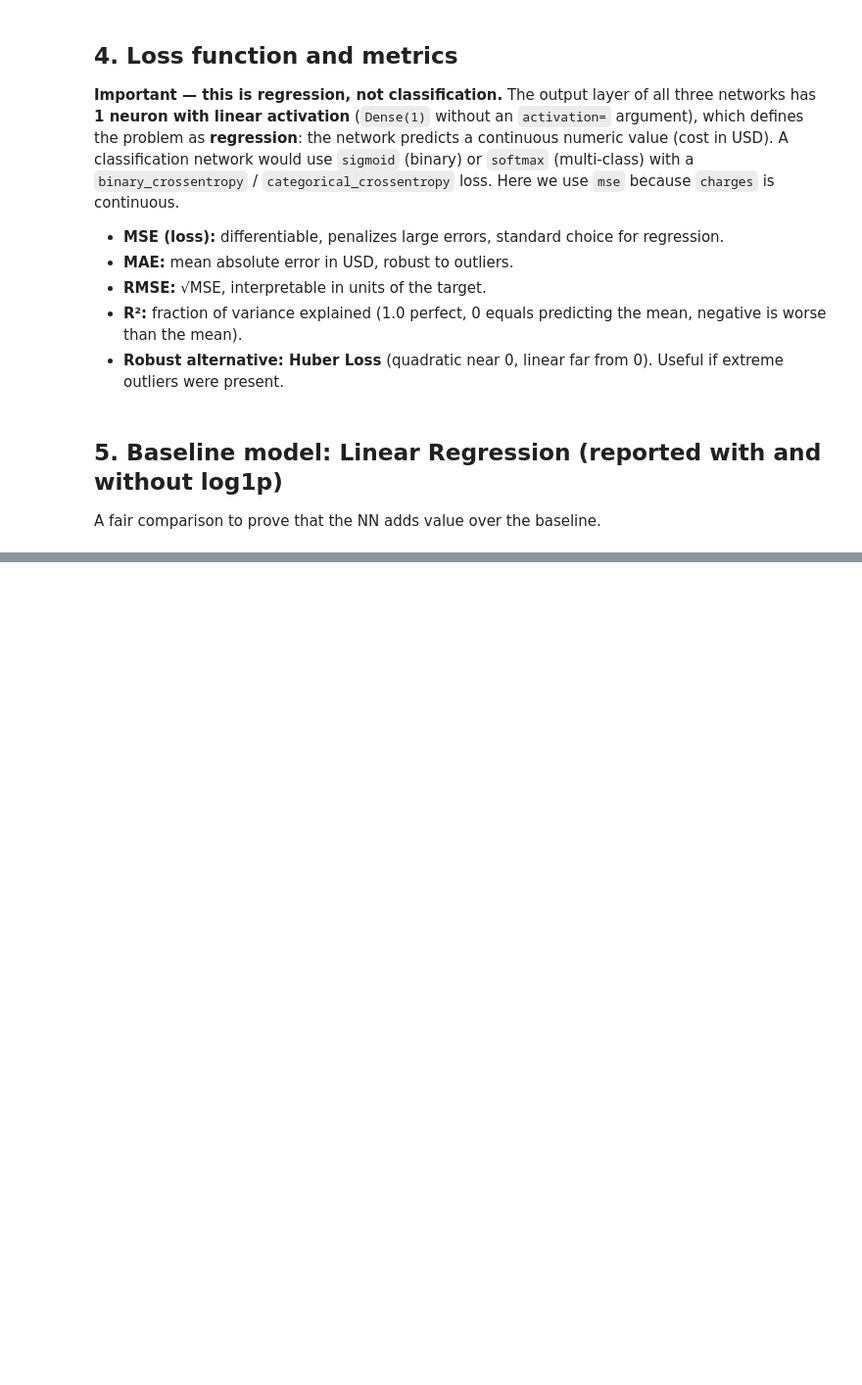
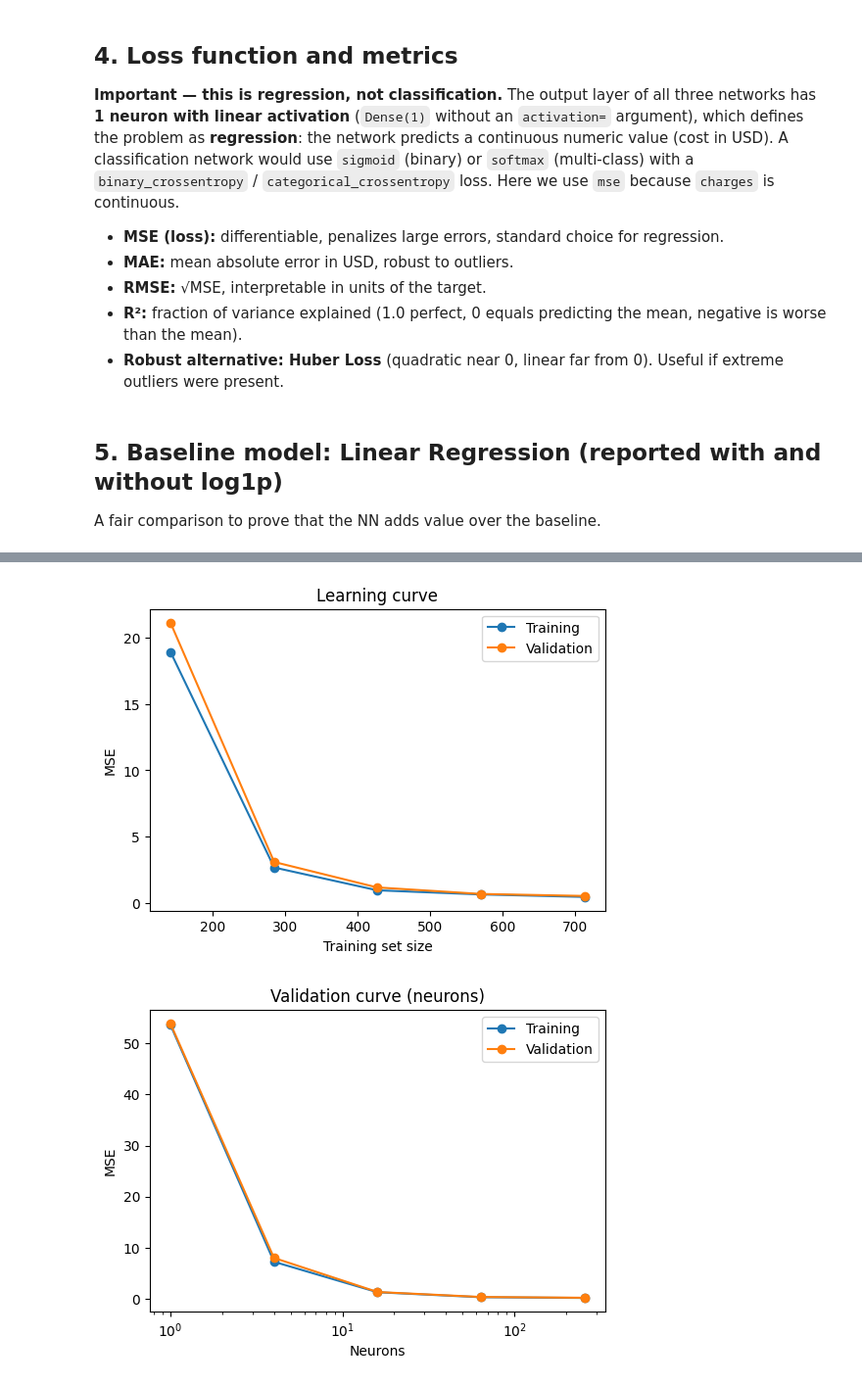
Before and after one commit to DanielSozoranga/Machine-Learning-6-SIN-A-Mar-Jul-2026, a Jupyter notebook: recuperacion_ML.ipynb, the cells around one changed output, grey strips where cells are left out. Shown at 98% size. Drawn from its saved outputs; the diff is of its cells as text; code cells hidden in the pictures; blank space fills up the shorter version.

```diff
--- a/recuperacion_ML.ipynb
+++ b/recuperacion_ML.ipynb
@@ -259,0 +536,62 @@ resultados
+# %%
+# Thin sklearn-compatible wrapper around a Keras model so we can reuse
+# sklearn's learning_curve and validation_curve utilities.
+class KerasRegressorWrapper(BaseEstimator, RegressorMixin):
+    def __init__(self, units=32, epochs=60):
+        # Stored as attributes (required by sklearn estimator protocol).
+        self.units = units
+        self.epochs = epochs
+
+    def fit(self, X, y):
+        # Build a minimal 1-hidden-layer Keras model each time sklearn calls fit().
+        self.model_ = keras.Sequential([
+            layers.Input(shape=(X.shape[1],)),
+            layers.Dense(self.units, activation='relu'),   # Hidden layer, size controlled by hyper-param
+            layers.Dense(1)                                # Linear output -> regression
+        ])
+        self.model_.compile(optimizer='adam', loss='mse')
+        self.model_.fit(X, y, epochs=self.epochs, batch_size=32, verbose=0)
+        return self                                        # sklearn expects fit() to return self
+
+    def predict(self, X):
+        return self.model_.predict(X, verbose=0).ravel()   # Flatten from (N,1) to (N,)
+
+# ---------- LEARNING CURVE: performance vs TRAINING SET SIZE ----------
+# Answers: "Would more data help?" Flat gap between train and val -> more data won't help.
+sizes, train_sc, val_sc = learning_curve(
+    KerasRegressorWrapper(units=32, epochs=50),
+    X_tr_s, y_tr_log,
+    cv=3,                                                  # 3-fold CV at each training size
+    train_sizes=np.linspace(0.2, 1.0, 5),                  # Use 20%, 40%, ..., 100% of train
+    scoring='neg_mean_squared_error')                      # sklearn convention: "higher is better"
+
+plt.figure(figsize=(6, 4))
+plt.plot(sizes, -train_sc.mean(axis=1), 'o-', label='Training')    # Flip sign to get positive MSE
+plt.plot(sizes, -val_sc.mean(axis=1),   'o-', label='Validation')
+plt.title('Learning curve')
+plt.xlabel('Training set size')
+plt.ylabel('MSE')
+plt.legend(); plt.show()
+
+# ---------- VALIDATION CURVE: performance vs MODEL CAPACITY ----------
+# Answers: "Is my model too small or too large?" We vary hidden-layer size.
+units_range = [1, 4, 16, 64, 256]                          # Sweep of hidden-layer sizes (log-spaced)
+train_v, val_v = validation_curve(
+    KerasRegressorWrapper(epochs=50),
+    X_tr_s, y_tr_log,
+    param_name='units',                                    # Which hyper-parameter to sweep
+    param_range=units_range,
+    cv=3,
+    scoring='neg_mean_squared_error')
+
+plt.figure(figsize=(6, 4))
+plt.plot(units_range, -train_v.mean(axis=1), 'o-', label='Training')
+plt.plot(units_range, -val_v.mean(axis=1),   'o-', label='Validation')
+plt.xscale('log')                                          # Log X axis because units span 1..256
+plt.title('Validation curve (neurons)')
+plt.xlabel('Neurons')
+plt.ylabel('MSE')
+plt.legend(); plt.show()
+# %% [output]
+[figure, added]
+[figure, added]
```
Also changed, not shown: parts of 41 cells of this notebook.
